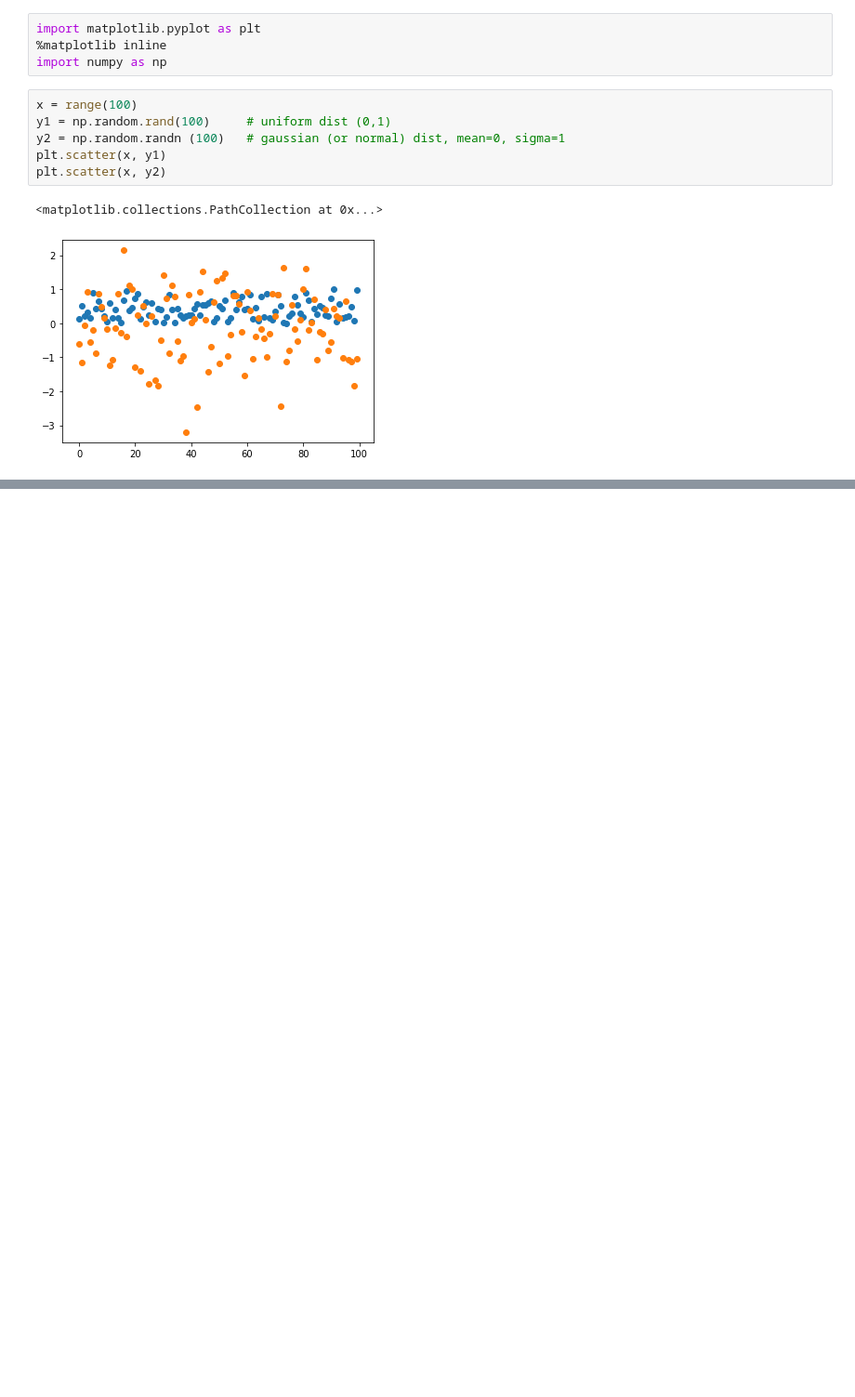
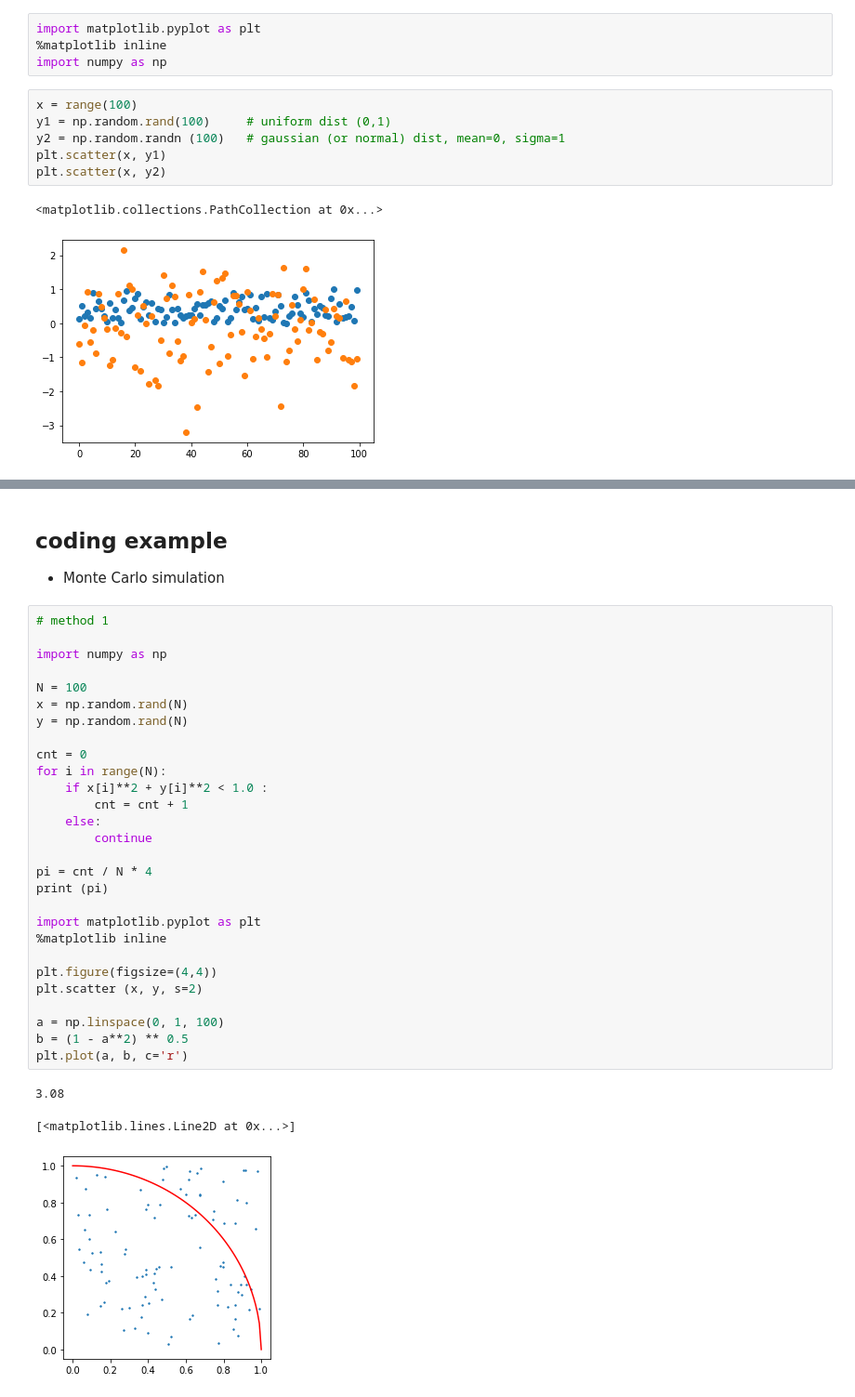
Before and after one commit to rtajeong/DSAC_Lab1_2, a Jupyter notebook: lab1_python.ipynb, the cells around one changed output, grey strips where cells are left out. Shown at 93% size. Drawn from its saved outputs; the diff is of its cells as text; blank space fills up the shorter version.

```diff
--- a/lab1_python.ipynb
+++ b/lab1_python.ipynb
@@ -210,0 +294,35 @@ plt.scatter(x, y2)
+# %% [markdown]
+## coding example
+- Monte Carlo simulation
+# %%
+# method 1
+
+import numpy as np
+
+N = 100
+x = np.random.rand(N)
+y = np.random.rand(N)
+
+cnt = 0
+for i in range(N):
+    if x[i]**2 + y[i]**2 < 1.0 :
+        cnt = cnt + 1
+    else:
+        continue
+
+pi = cnt / N * 4
+print (pi)
+
+import matplotlib.pyplot as plt
+%matplotlib inline
+
+plt.figure(figsize=(4,4))
+plt.scatter (x, y, s=2)
+
+a = np.linspace(0, 1, 100)
+b = (1 - a**2) ** 0.5
+plt.plot(a, b, c='r')
+# %% [output]
+3.08
+[<matplotlib.lines.Line2D at 0x...>]
+[figure, added]
```
Also changed, not shown: parts of 34 cells of this notebook.
